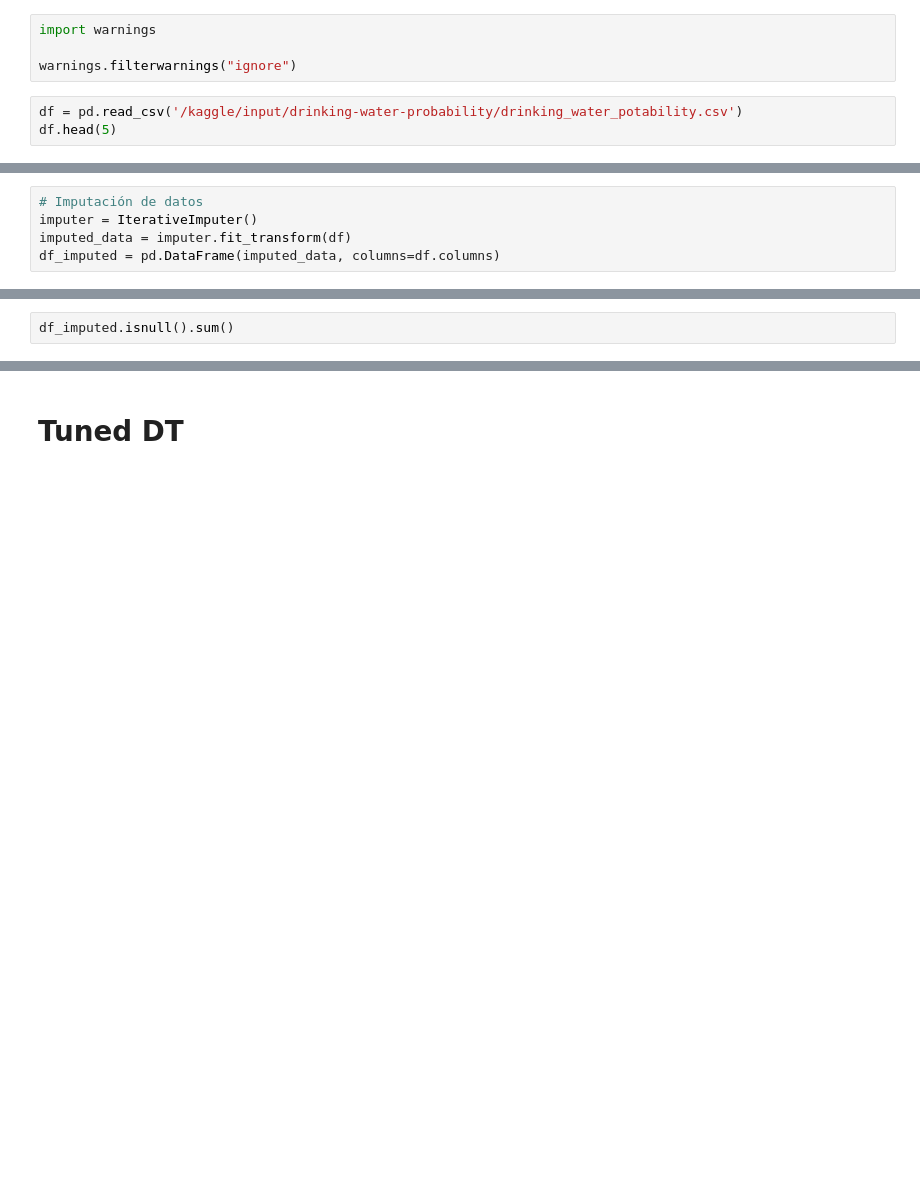
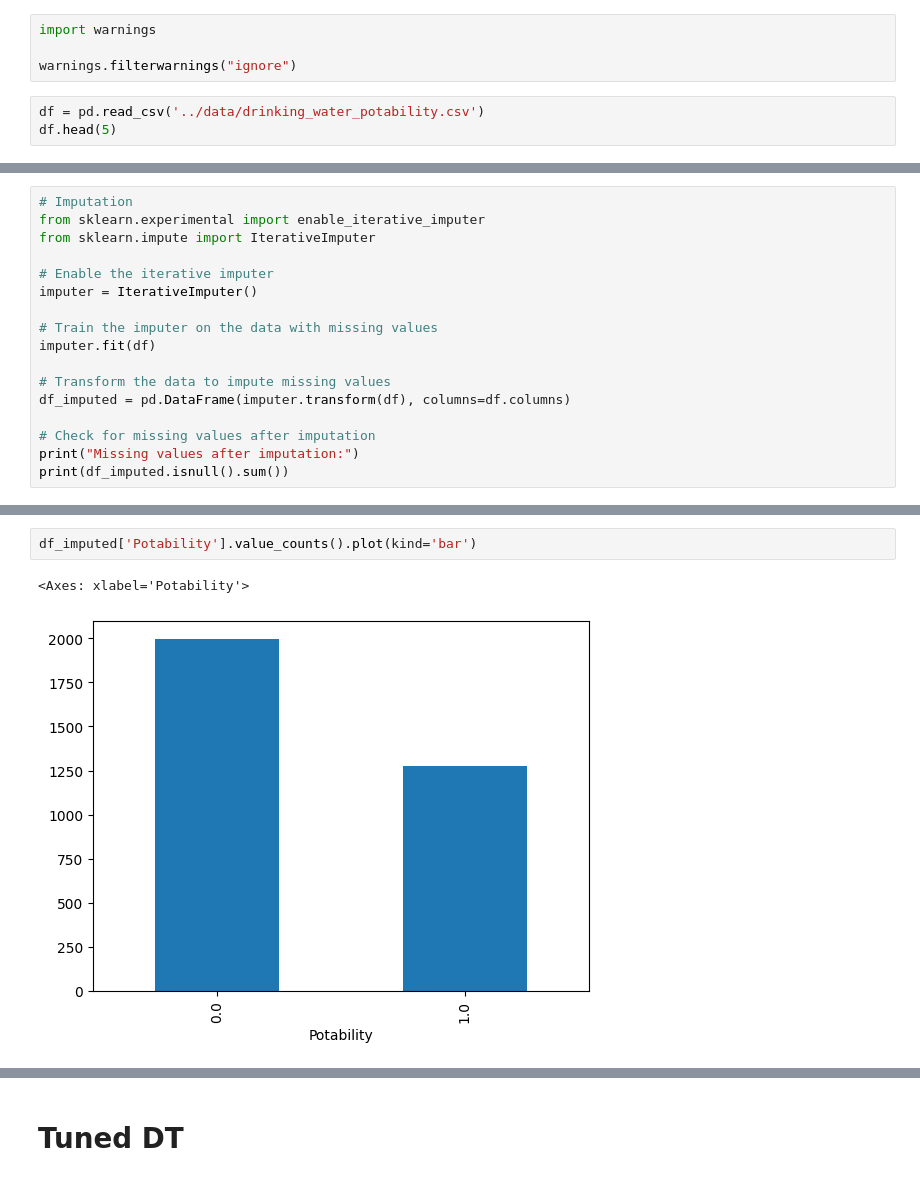
Before and after one commit to Nestor-DS/dl4td_wp, a Jupyter notebook: models/dl4td-water-1.ipynb, the cells around one changed output, grey strips where cells are left out. Drawn from its saved outputs; the diff is of its cells as text; blank space fills up the shorter version.

```diff
--- a/models/dl4td-water-1.ipynb
+++ b/models/dl4td-water-1.ipynb
@@ -44,6 +23,6 @@ import warnings
 
 warnings.filterwarnings("ignore")
 # %%
-df = pd.read_csv('/kaggle/input/drinking-water-probability/drinking_water_potability.csv')
+df = pd.read_csv('../data/drinking_water_potability.csv')
 df.head(5)
 # %% [output]
@@ -51,5 +40,17 @@ FileNotFoundError: [Errno 2] No such file or directory: '/kaggle/input/drinking-
 # %%
-# Imputación de datos
+# Imputation
+from sklearn.experimental import enable_iterative_imputer
+from sklearn.impute import IterativeImputer
+
+# Enable the iterative imputer
 imputer = IterativeImputer()
-imputed_data = imputer.fit_transform(df)
-df_imputed = pd.DataFrame(imputed_data, columns=df.columns)
+
+# Train the imputer on the data with missing values
+imputer.fit(df)
+
+# Transform the data to impute missing values
+df_imputed = pd.DataFrame(imputer.transform(df), columns=df.columns)
+
+# Check for missing values after imputation
+print("Missing values after imputation:")
+print(df_imputed.isnull().sum())
@@ -56,2 +70,5 @@ df_imputed = pd.DataFrame(imputed_data, columns=df.columns)
 # %%
-df_imputed.isnull().sum()
+df_imputed['Potability'].value_counts().plot(kind='bar')
+# %% [output]
+<Axes: xlabel='Potability'>
+[figure, added]
```
Also changed, not shown: parts of 27 cells of this notebook.
